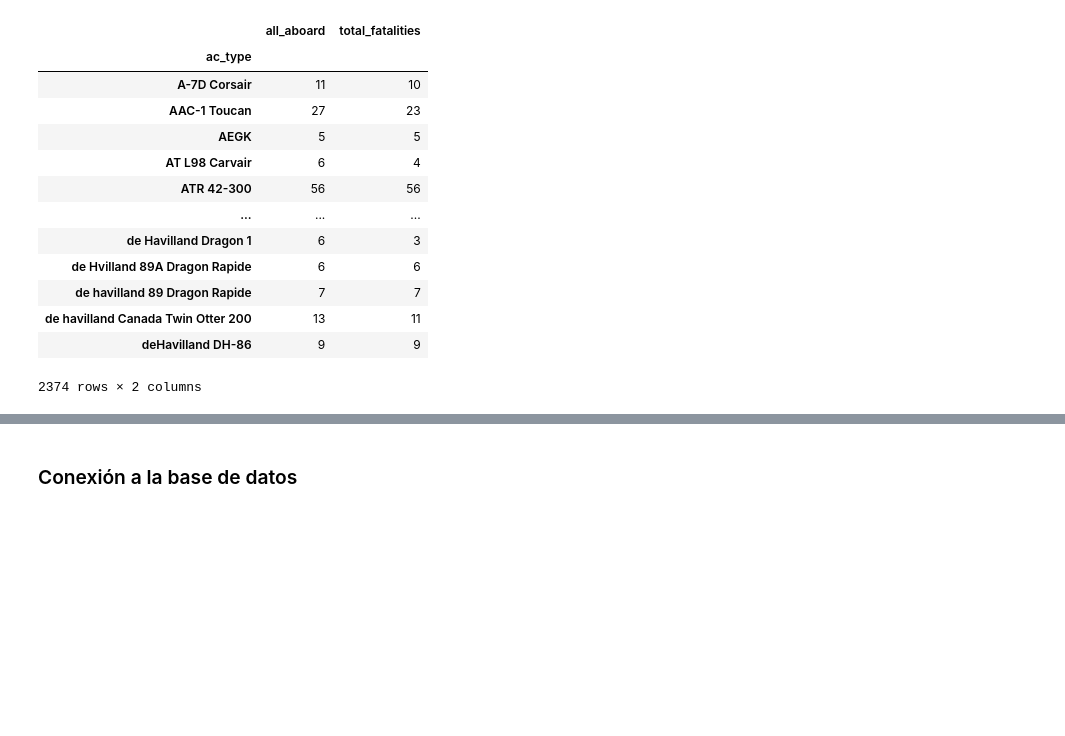
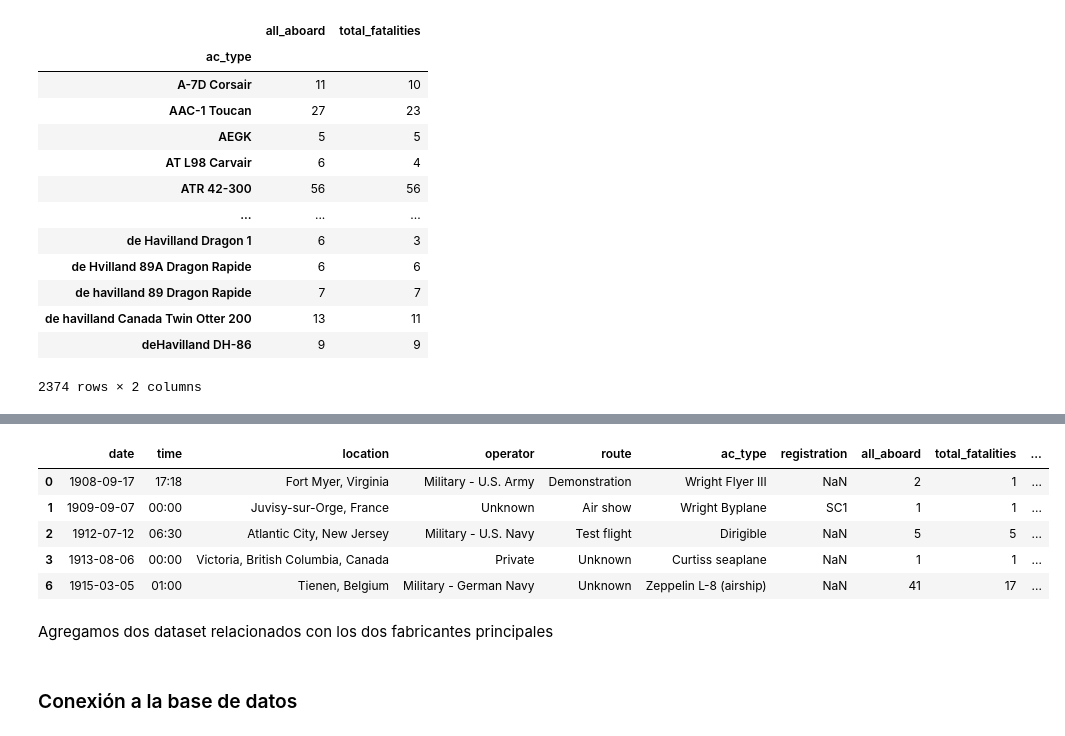
Before and after one commit to Martu-t/PI_Analytics_flights, a Jupyter notebook: main.ipynb, the cells around one changed output, grey strips where cells are left out. Saved outputs shown, nothing was run; the diff lists cells and outputs as text; code cells hidden in the pictures; blank space fills up the shorter version.

```diff
--- a/main.ipynb
+++ b/main.ipynb
@@ -517,0 +500,13 @@ flight_accident.drop(['summary'], axis=1, inplace=True)
+# %%
+#veamos cómo queda finalmente
+# [let's see how it's look]
+flight_accident.head()
+# %% [output]
+|  | date | time | location | operator | route | ac_type | registration | all_aboard | total_fatalities | ... |
+| 0 | 1908-09-17 | 17:18 | Fort Myer, Virginia | Military - U.S. Army | Demonstration | Wright Flyer III | NaN | 2 | 1 | ... |
+| 1 | 1909-09-07 | 00:00 | Juvisy-sur-Orge, France | Unknown | Air show | Wright Byplane | SC1 | 1 | 1 | ... |
+| 2 | 1912-07-12 | 06:30 | Atlantic City, New Jersey | Military - U.S. Navy | Test flight | Dirigible | NaN | 5 | 5 | ... |
+| 3 | 1913-08-06 | 00:00 | Victoria, British Columbia, Canada | Private | Unknown | Curtiss seaplane | NaN | 1 | 1 | ... |
+| 6 | 1915-03-05 | 01:00 | Tienen, Belgium | Military - German Navy | Unknown | Zeppelin L-8 (airship) | NaN | 41 | 17 | ... |
+# %% [markdown]
+Agregamos dos dataset relacionados con los dos fabricantes principales
```
Also changed, not shown: parts of 16 cells of this notebook, 4 other files.
